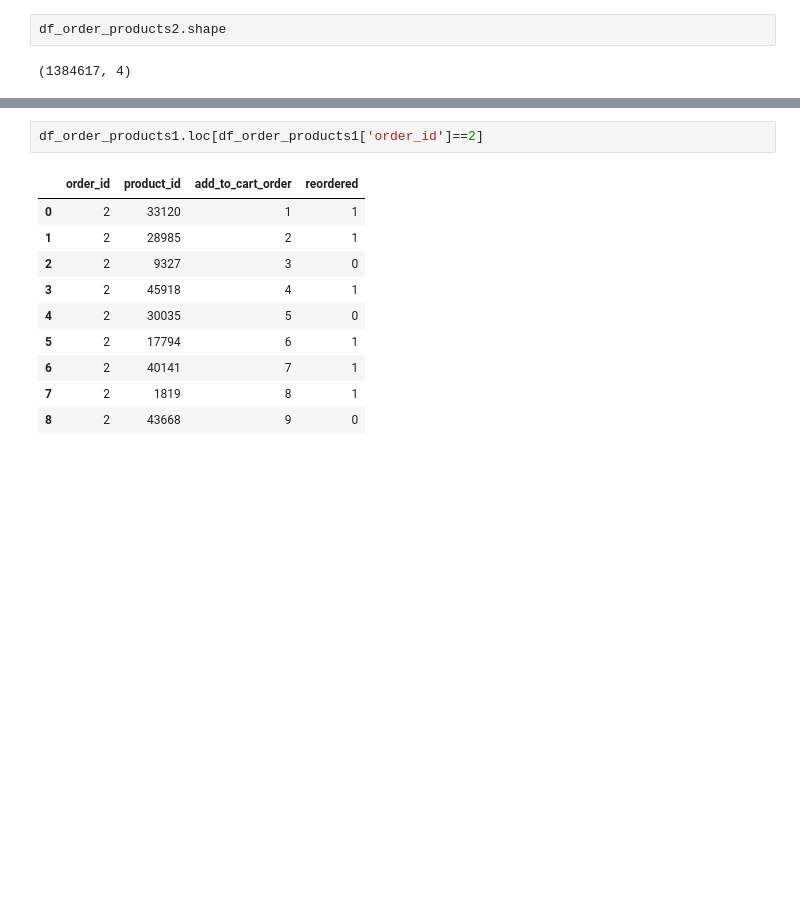
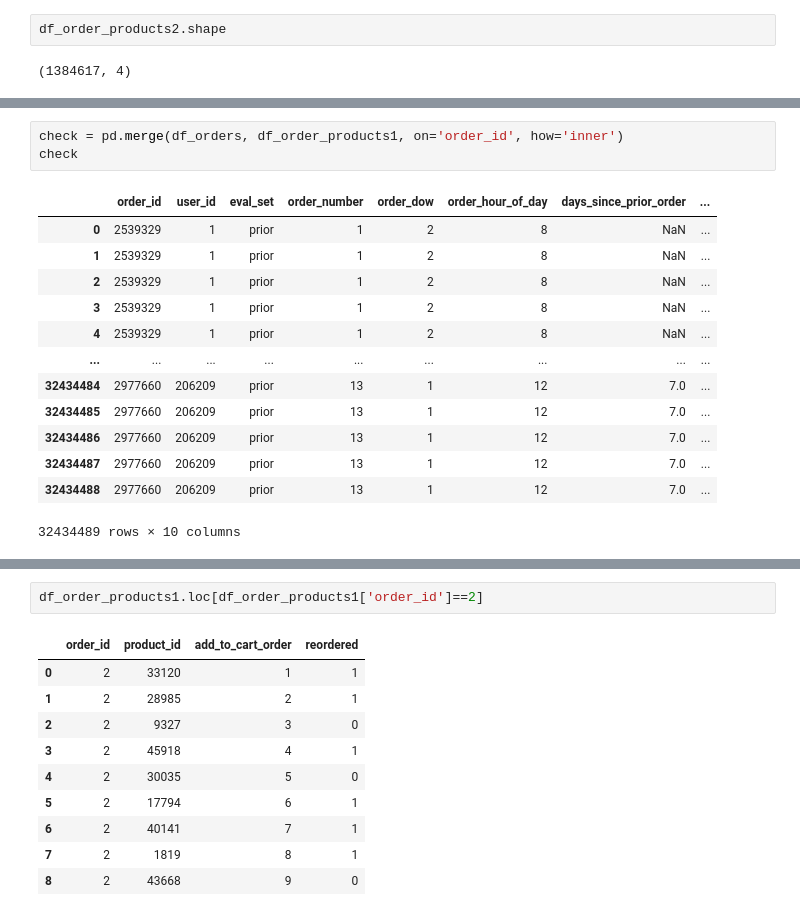
Before and after one commit to AmlanAlok/instacart-2017-project, a Jupyter notebook: 99_ML_Huber.ipynb, the cells around one changed output, grey strips where cells are left out. Cells and saved outputs as stored; diff of their text form; blank space fills up the shorter version.

```diff
--- a/99_ML_Huber.ipynb
+++ b/99_ML_Huber.ipynb
@@ -164,0 +178,17 @@ df_order_products1.head()
+# %%
+check = pd.merge(df_orders, df_order_products1, on='order_id', how='inner')
+check
+# %% [output]
+|  | order_id | user_id | eval_set | order_number | order_dow | order_hour_of_day | days_since_prior_order | ... |
+| 0 | 2539329 | 1 | prior | 1 | 2 | 8 | NaN | ... |
+| 1 | 2539329 | 1 | prior | 1 | 2 | 8 | NaN | ... |
+| 2 | 2539329 | 1 | prior | 1 | 2 | 8 | NaN | ... |
+| 3 | 2539329 | 1 | prior | 1 | 2 | 8 | NaN | ... |
+| 4 | 2539329 | 1 | prior | 1 | 2 | 8 | NaN | ... |
+| ... | ... | ... | ... | ... | ... | ... | ... | ... |
+| 32434484 | 2977660 | 206209 | prior | 13 | 1 | 12 | 7.0 | ... |
+| 32434485 | 2977660 | 206209 | prior | 13 | 1 | 12 | 7.0 | ... |
+| 32434486 | 2977660 | 206209 | prior | 13 | 1 | 12 | 7.0 | ... |
+| 32434487 | 2977660 | 206209 | prior | 13 | 1 | 12 | 7.0 | ... |
+| 32434488 | 2977660 | 206209 | prior | 13 | 1 | 12 | 7.0 | ... |
+32434489 rows × 10 columns
```
Also changed, not shown: parts of 20 cells of this notebook.
